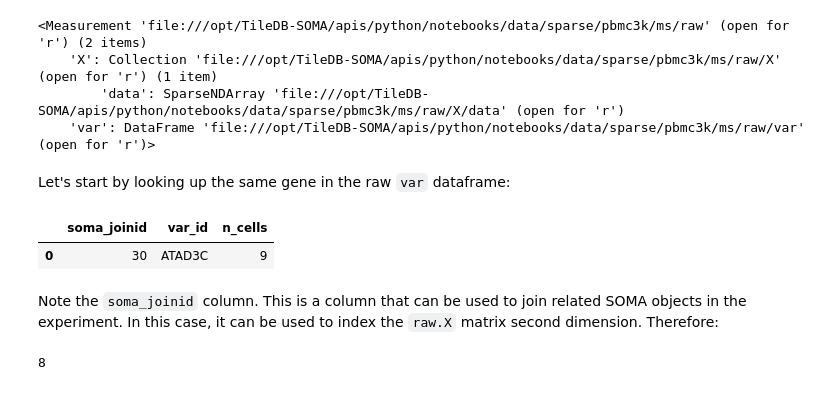
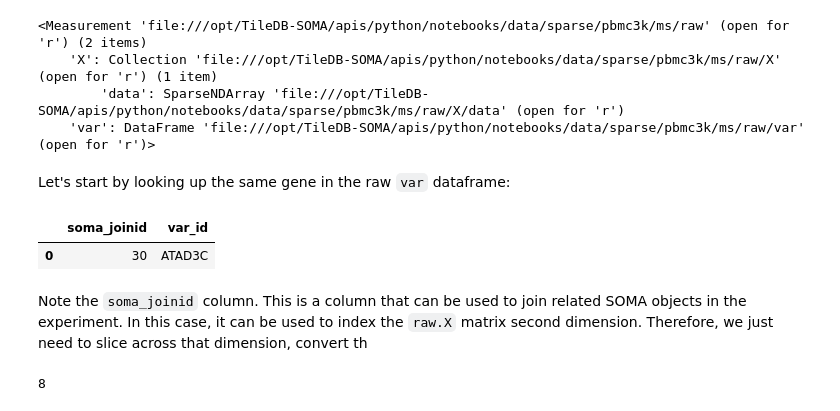
Before and after one commit to single-cell-data/TileDB-SOMA, a Jupyter notebook: apis/python/notebooks/tutorial_soma_reading.ipynb, the cells around one changed output. Drawn from its saved outputs; the diff is of its cells as text; code cells hidden in the pictures.

```diff
--- a/apis/python/notebooks/tutorial_soma_reading.ipynb
+++ b/apis/python/notebooks/tutorial_soma_reading.ipynb
@@ -378,12 +378,12 @@ experiment.ms["raw"]
 Let's start by looking up the same gene in the raw `var` dataframe:
 # %%
 raw_var = experiment["ms"]["raw"].var
-raw_var.read(value_filter="var_id == 'ATAD3C'").concat().to_pandas()
+raw_var.read(column_names=["soma_joinid", "var_id"], value_filter="var_id == 'ATAD3C'").concat().to_pandas()
 # %% [output]
-|  | soma_joinid | var_id | n_cells |
-| 0 | 30 | ATAD3C | 9 |
+|  | soma_joinid | var_id |
+| 0 | 30 | ATAD3C |
 # %% [markdown]
-Note the `soma_joinid` column. This is a column that can be used to join related SOMA objects in the experiment. In this case, it can be used to index the `raw.X` matrix second dimension. Therefore:
+Note the `soma_joinid` column. This is a column that can be used to join related SOMA objects in the experiment. In this case, it can be used to index the `raw.X` matrix second dimension. Therefore, we just need to slice across that dimension, convert th
 # %%
 X_raw = experiment["ms"]["raw"].X["data"]
 X_raw.read((slice(None), [30])).coos().concat().to_scipy().nnz
```
Also changed, not shown: parts of 12 cells of this notebook.
